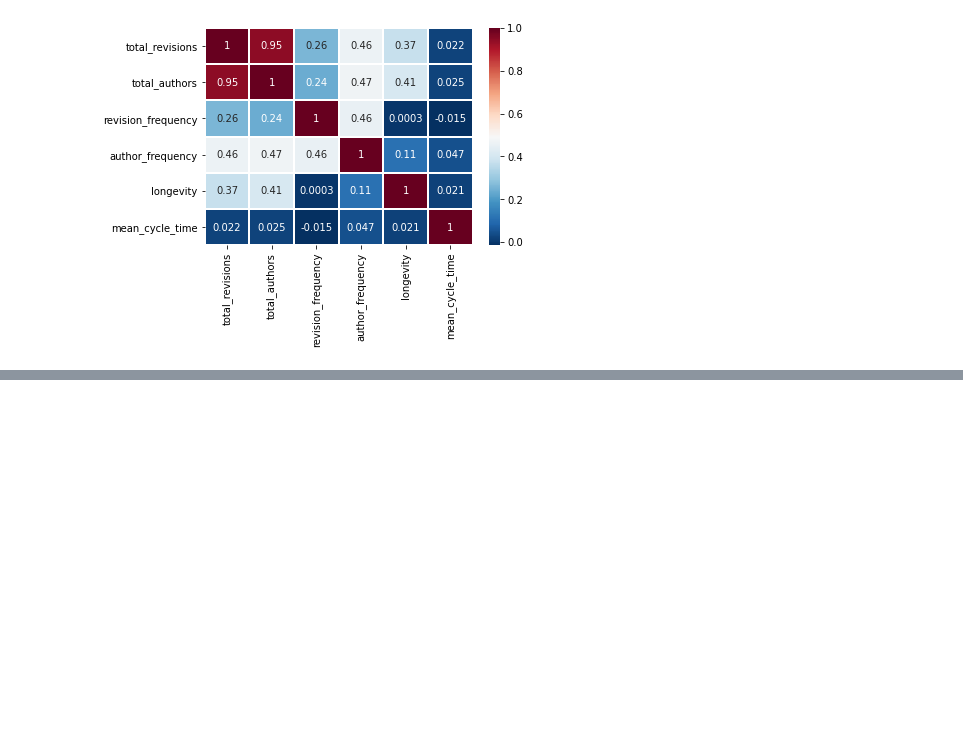
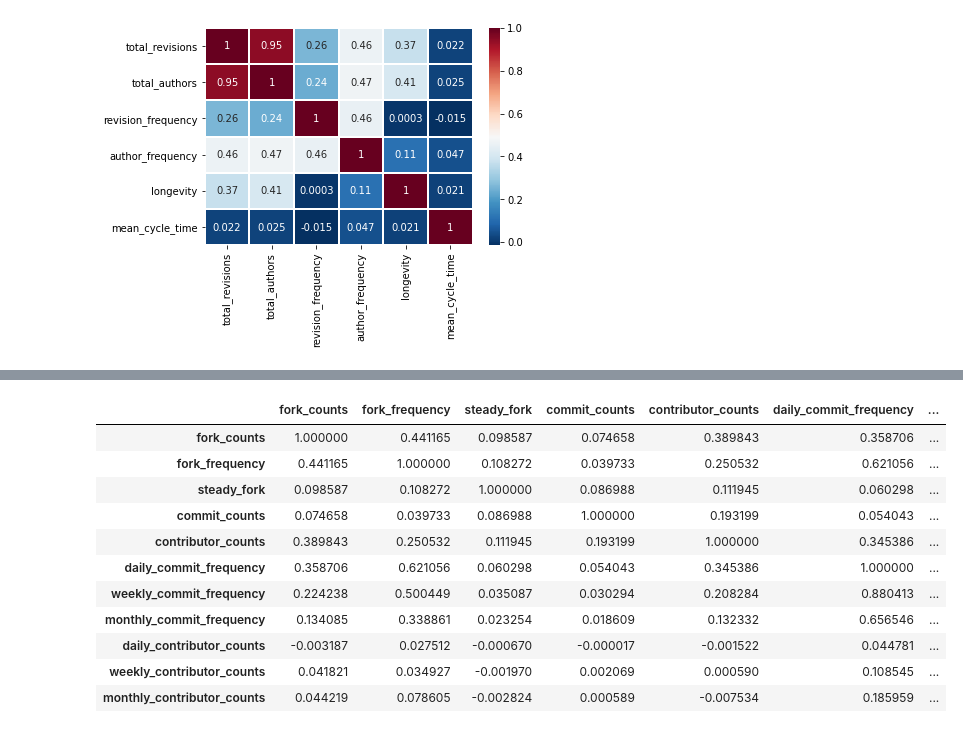
Before and after one commit to nghiahhnguyen/SWHGD, a Jupyter notebook: Calculate metrics.ipynb, the cells around one changed output, grey strips where cells are left out. Drawn from its saved outputs; the diff is of its cells as text; code cells hidden in the pictures; blank space fills up the shorter version.

```diff
--- a/Calculate metrics.ipynb
+++ b/Calculate metrics.ipynb
@@ -231,0 +216,16 @@ mean_cycle_time             0.046556   0.020576         1.000000
+# %%
+df = pd.read_csv('/home/sv/fork_health_risk.csv')
+df.corr(method ='pearson')
+# %% [output]
+|  | fork_counts | fork_frequency | steady_fork | commit_counts | contributor_counts | daily_commit_frequency | ... |
+| fork_counts | 1.000000 | 0.441165 | 0.098587 | 0.074658 | 0.389843 | 0.358706 | ... |
+| fork_frequency | 0.441165 | 1.000000 | 0.108272 | 0.039733 | 0.250532 | 0.621056 | ... |
+| steady_fork | 0.098587 | 0.108272 | 1.000000 | 0.086988 | 0.111945 | 0.060298 | ... |
+| commit_counts | 0.074658 | 0.039733 | 0.086988 | 1.000000 | 0.193199 | 0.054043 | ... |
+| contributor_counts | 0.389843 | 0.250532 | 0.111945 | 0.193199 | 1.000000 | 0.345386 | ... |
+| daily_commit_frequency | 0.358706 | 0.621056 | 0.060298 | 0.054043 | 0.345386 | 1.000000 | ... |
+| weekly_commit_frequency | 0.224238 | 0.500449 | 0.035087 | 0.030294 | 0.208284 | 0.880413 | ... |
+| monthly_commit_frequency | 0.134085 | 0.338861 | 0.023254 | 0.018609 | 0.132332 | 0.656546 | ... |
+| daily_contributor_counts | -0.003187 | 0.027512 | -0.000670 | -0.000017 | -0.001522 | 0.044781 | ... |
+| weekly_contributor_counts | 0.041821 | 0.034927 | -0.001970 | 0.002069 | 0.000590 | 0.108545 | ... |
+| monthly_contributor_counts | 0.044219 | 0.078605 | -0.002824 | 0.000589 | -0.007534 | 0.185959 | ... |
```
Also changed, not shown: parts of 3 cells of this notebook, 12 other files.
